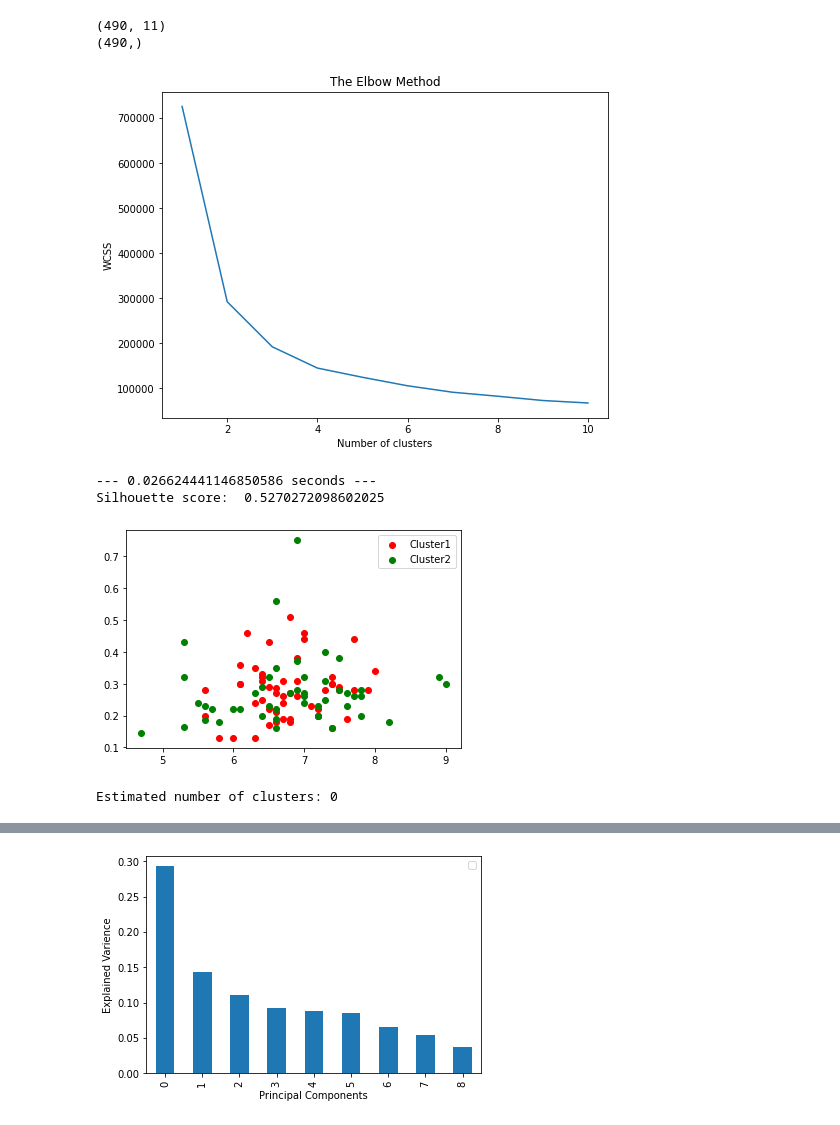
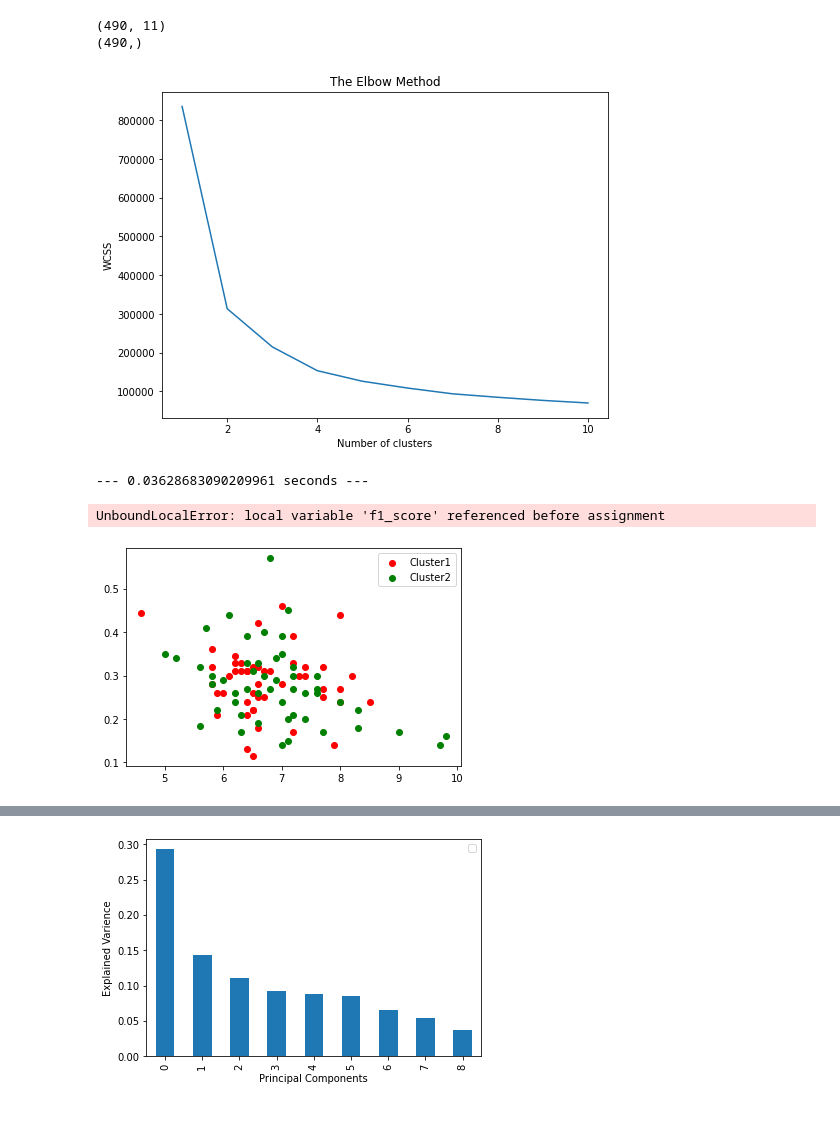
Before and after one commit to joaops95/MLFinalProject, a Jupyter notebook: main.ipynb, the cells around one changed output, grey strips where cells are left out. Cells and saved outputs as stored; diff of their text form; code cells hidden in the pictures.

```diff
--- a/main.ipynb
+++ b/main.ipynb
@@ -79,6 +79,9 @@ file_red_wine = 'winequality-red.csv'
 # Load the data
 white_wine = pd.read_csv(file_white_wine, sep=';')
 red_wine = pd.read_csv(file_red_wine, sep=';')
+# Two classes   (0 and 1)
+white_wine['quality'] = white_wine['quality'].apply(lambda x: 1 if x > 6 else 0)
+red_wine['quality'] = red_wine['quality'].apply(lambda x: 1 if x > 6 else 0)
 
 # Print the first 5 rows of the data
 # print(white_wine.head())
@@ -236,87 +239,37 @@ def findBestK(x_train, x_test):
     # To determine the optimal number of clusters,
     # we have to select the value of k at the “elbow” ie the point after which the distortion/inertia start decreasing in a linear fashion.
     # Thus for the given data, we conclude that the optimal number of clusters for the data is 2.
 
     #Applying kmeans to the dataset, set k=2
     kmeans = KMeans(n_clusters = 2)
     start_time = time.time()
     clusters = kmeans.fit_predict(x_test)
     print("--- %s seconds ---" % (time.time() - start_time))
     labels = kmeans.labels_
     # print(labels)
     #2D plot
     x_test = x_test.values
     colors = 'rgbkcmy'
     for i in np.unique(clusters):
         plt.scatter(x_test[clusters==i, 0],
                 x_test[clusters==i, 1],
                 color=colors[i], label='Cluster' + str(i+1))
     plt.legend()
 
 
-
+    f1_score = f1_score(y_test, labels, average='weighted')
+    print("F1 Score: ", f1_score)
     silhouette_score = metrics.silhouette_score(x_test, labels, metric='euclidean')
     print("Silhouette score: ", silhouette_score)
-    # TODO  PCA (principle component analysis).
+
 from sklearn.model_selection import train_test_split
 
 x_train_white_10, x_test_white_10, y_train_white_10, y_test_white_10 = train_test_split(x_white_wine_10, y_white_wine_10, test_size=0.2, random_state=0)
 
 # print(white_wine_10.columns.values, 0.2)
 findBestK(x_train_white_10, x_test_white_10)
 # %% [output]
-[figure, old version]
+[figure, new version]
---- 0.026624441146850586 seconds ---
-Silhouette score:  0.5270272098602025
+--- 0.03628683090209961 seconds ---
+UnboundLocalError: local variable 'f1_score' referenced before assignment
-[figure, old version]
+[figure, new version]
-# %%
-# 2. DBScan
-
-import numpy as np
-from sklearn.cluster import DBSCAN
-
-
-def runDBScanClustering(x_train, y_train):
-
-    # Compute DBSCAN using Iris dataset
-    db = DBSCAN(eps=0.05, min_samples=10).fit(x_train)
-    core_samples_mask = np.zeros_like(db.labels_, dtype=bool)
-    core_samples_mask[db.core_sample_indices_] = True
-    labels = db.labels_
-
-    # Number of clusters in labels, ignoring noise if present.
-    n_clusters_ = len(set(labels)) - (1 if -1 in labels else 0)
-    print('Estimated number of clusters: %d' % n_clusters_)
-    # Plot result
-    # import matplotlib.pyplot as plt
-
-    # # Black removed and is used for noise instead.
-    # unique_labels = set(labels)
-    # colors = plt.cm.Spectral(np.linspace(0, 1, len(unique_labels)))
-    # for k, col in zip(unique_labels, colors):
-    #     if k == -1:
-    #         # Black used for noise.
-    #         col = 'k'
-
-    #     class_member_mask = (labels == k)
-
-    #     xy = X[class_member_mask & core_samples_mask]
-    #     plt.plot(xy[:, 0], xy[:, 1], 'o', markerfacecolor=col,
-    #             markeredgecolor='k', markersize=14)
-
-    #     xy = X[class_member_mask & ~core_samples_mask]
-    #     plt.plot(xy[:, 0], xy[:, 1], 'o', markerfacecolor=col,
-    #             markeredgecolor='k', markersize=6)
-
-    # plt.title('Estimated number of clusters: %d' % n_clusters_)
-    # plt.show()
-    # Todo: Algum metodo para definir a accuracy dos clusters em relacao ao dataset original.
-
-
-from sklearn.model_selection import train_test_split
-
-x_train_white_10, x_test_white_10, y_train_white_10, y_test_white_10 = train_test_split(x_white_wine_10, y_white_wine_10, test_size=0.2, random_state=0)
-
-runDBScanClustering(x_train_white_10, y_train_white_10)
-# %% [output]
-Estimated number of clusters: 0
```
Also changed, not shown: parts of 5 cells of this notebook.
